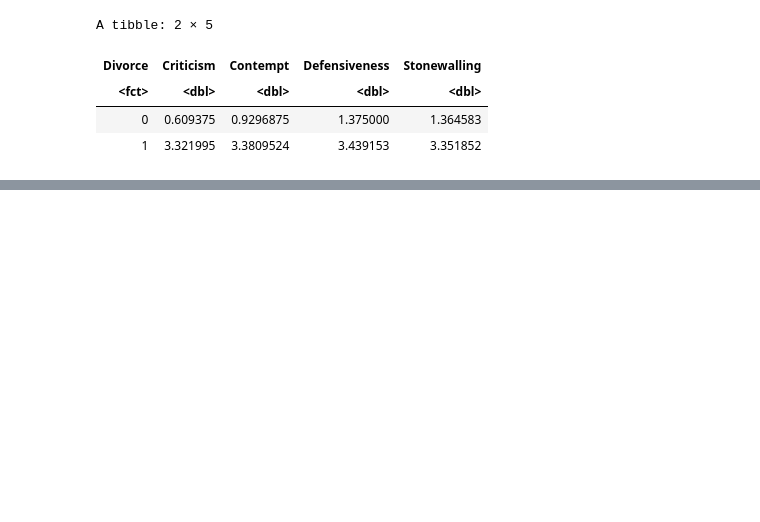
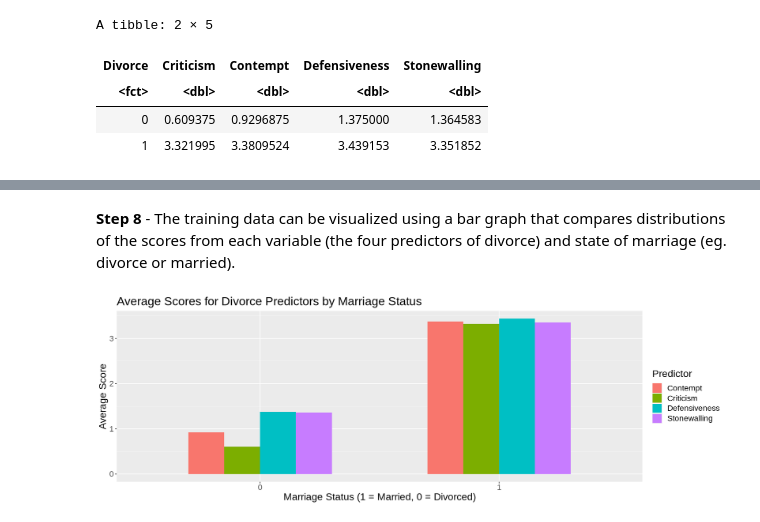
Before and after one commit to apurva-b/dsci100-project-58, a Jupyter notebook: data wrangled.ipynb, the cells around one changed output, grey strips where cells are left out. Saved outputs shown, nothing was run; the diff lists cells and outputs as text; code cells hidden in the pictures; blank space fills up the shorter version.

Commit message:
Added visualization for training data, some info in methods, and copy pasted "Expected Outcomes and Significance" from doc + formatting stuff

```diff
--- a/data wrangled.ipynb
+++ b/data wrangled.ipynb
@@ -150,0 +200,15 @@ A tibble: 2 × 5
+# %% [markdown]
+**Step 8** - The training data can be visualized using a bar graph that compares distributions of the scores from each variable (the four predictors of divorce) and state of marriage (eg. divorce or married).
+# %%
+# load necessary package to create visuaization
+library (ggplot2)
+
+# Creating a bar graph showing average scores across the divorce predictors, grouped by marriage status
+divorce_train_plot <- ggplot(divorce_longer, aes(x = Divorce, y = Score, fill = Predictor)) +
+                        geom_bar(stat = "identity", position = "dodge", width = 0.6) +
+                        labs(x = "Marriage Status (1 = Married, 0 = Divorced)", y = "Average Score", fill = "Predictor") +
+                        ggtitle("Average Scores for Divorce Predictors by Marriage Status")+
+                        theme(text = element_text(size=17))
+divorce_train_plot
+# %% [output]
+[figure, added]
```
Also changed, not shown: parts of 7 cells of this notebook.
